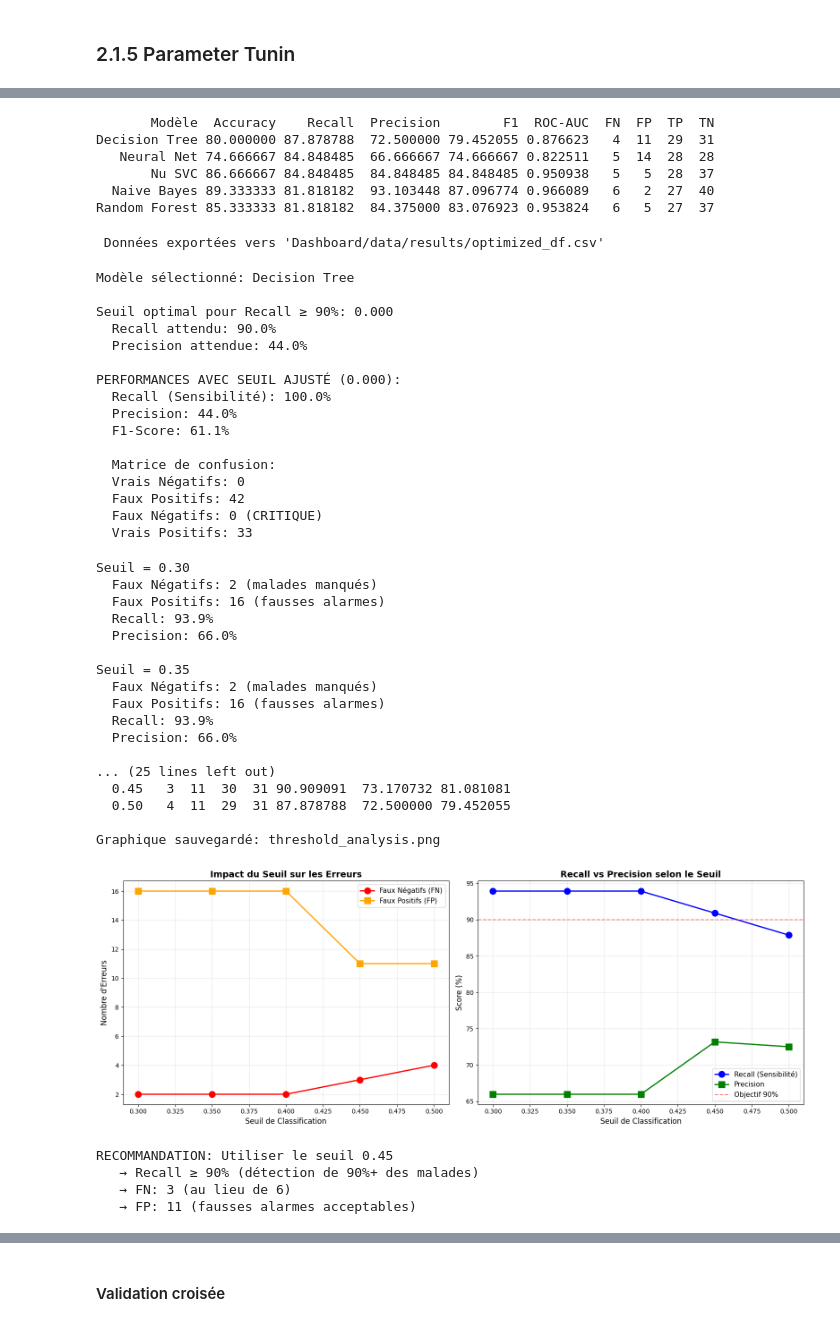
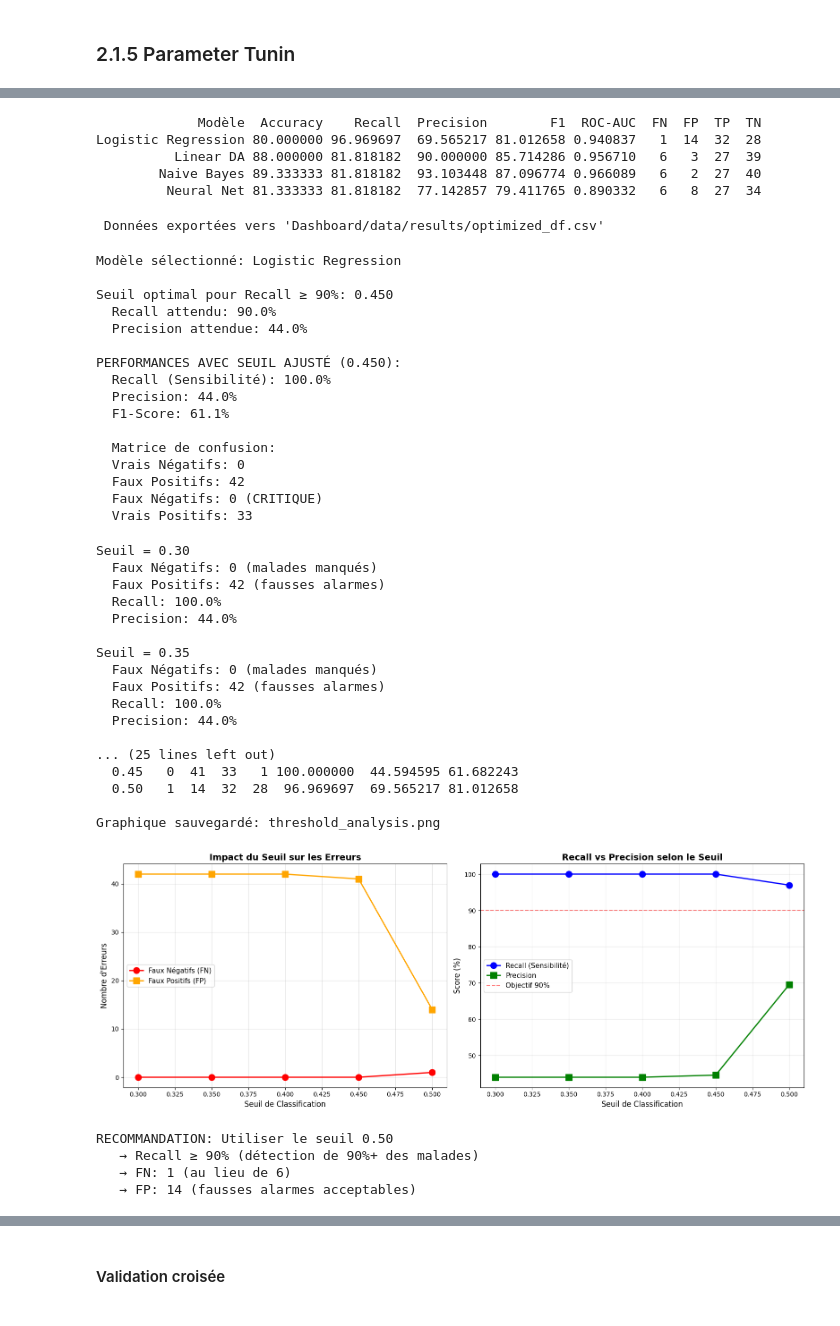
Before and after one commit to ManoDek02/Projet_ML_2026, a Jupyter notebook: Projet_ML_classification.ipynb, the cells around one changed output, grey strips where cells are left out. Drawn from its saved outputs; the diff is of its cells as text; code cells hidden in the pictures.

```diff
--- a/Projet_ML_classification.ipynb
+++ b/Projet_ML_classification.ipynb
@@ -1522,7 +1522,7 @@ model_configs = {
         'n_iter_random': 50
     },
     'AdaBoost': {
-        'estimator': AdaBoostClassifier(random_state=42, algorithm='SAMME'),
+        'estimator': AdaBoostClassifier(random_state=42),
         'random_params': {
             'n_estimators': [50, 100, 150, 200, 300],
             'learning_rate': [0.01, 0.05, 0.1, 0.5, 1.0, 1.5]
@@ -1598,14 +1598,14 @@ for i, model_name in enumerate(top_5_names, 1):
     # -------------------------------------------------------------------------
     # Phase 1: RandomizedSearchCV - Exploration large
     # -------------------------------------------------------------------------
-    print(f"\n  📊 Phase 1: RandomizedSearchCV (exploration large, {n_iter} itérations)...")
+    print(f"\n  Phase 1: RandomizedSearchCV (exploration large, {n_iter} itérations)...")
 
     random_search = RandomizedSearchCV(
         estimator=estimator,
         param_distributions=random_params,
         n_iter=n_iter,
         cv=cv,
-        scoring='f1',  # Optimisation selon F1-score
+        scoring='recall',  # Optimisation selon Reacll
         n_jobs=-1,
         random_state=42,
         verbose=0
@@ -1622,7 +1622,7 @@ for i, model_name in enumerate(top_5_names, 1):
     # -------------------------------------------------------------------------
     # Phase 2: GridSearchCV - Affinement autour des meilleurs paramètres
     # -------------------------------------------------------------------------
-    print(f"\n  🎯 Phase 2: GridSearchCV (affinement fin)...")
+    print(f"\n  Phase 2: GridSearchCV (affinement fin)...")
 
     # Génération de la grille fine
     fine_grid = {}
@@ -1671,7 +1671,7 @@ for i, model_name in enumerate(top_5_names, 1):
         estimator=estimator,
         param_grid=fine_grid,
         cv=cv,
-        scoring='f1',  # Optimisation selon F1-score
+        scoring='recall',  # Optimisation selon Recall
         n_jobs=-1,
         verbose=0
     )
@@ -1708,7 +1708,7 @@ for i, model_name in enumerate(top_5_names, 1):
     f1_val = f1_score(y_val, y_pred)
     accuracy_val = accuracy_score(y_val, y_pred)
 
-    print(f"\n  ✅ Résultats finaux ({method_used}):")
+    print(f"\n  Résultats finaux ({method_used}):")
     print(f"     → Paramètres optimaux: {best_params}")
     print(f"     → F1-score CV: {best_score:.4f}")
     print(f"     → Score validation - Accuracy: {accuracy_val:.3f}, Recall: {recall_val:.3f}, Precision: {precision_val:.3f}, F1: {f1_val:.3f}")
@@ -1766,12 +1784,11 @@ df_results = pd.DataFrame(results_optimized).sort_values('Recall', ascending=Fal
 
 print(df_results.to_string(index=False))
 # %% [output]
-       Modèle  Accuracy    Recall  Precision        F1  ROC-AUC  FN  FP  TP  TN
-Decision Tree 80.000000 87.878788  72.500000 79.452055 0.876623   4  11  29  31
-   Neural Net 74.666667 84.848485  66.666667 74.666667 0.822511   5  14  28  28
-       Nu SVC 86.666667 84.848485  84.848485 84.848485 0.950938   5   5  28  37
-  Naive Bayes 89.333333 81.818182  93.103448 87.096774 0.966089   6   2  27  40
-Random Forest 85.333333 81.818182  84.375000 83.076923 0.953824   6   5  27  37
+             Modèle  Accuracy    Recall  Precision        F1  ROC-AUC  FN  FP  TP  TN
+Logistic Regression 80.000000 96.969697  69.565217 81.012658 0.940837   1  14  32  28
+          Linear DA 88.000000 81.818182  90.000000 85.714286 0.956710   6   3  27  39
+        Naive Bayes 89.333333 81.818182  93.103448 87.096774 0.966089   6   2  27  40
+         Neural Net 81.333333 81.818182  77.142857 79.411765 0.890332   6   8  27  34
 # %%
 df_results.to_csv('./Dashboard/data/results/optimized_df.csv', index=False)
 print(" Données exportées vers 'Dashboard/data/results/optimized_df.csv'")
@@ -1826,13 +1843,13 @@ if len(idx_90) > 0:
 else:
     print("\nImpossible d'atteindre 90% de recall avec ce modèle")
 # %% [output]
-Modèle sélectionné: Decision Tree
+Modèle sélectionné: Logistic Regression
 
-Seuil optimal pour Recall ≥ 90%: 0.000
+Seuil optimal pour Recall ≥ 90%: 0.450
   Recall attendu: 90.0%
   Precision attendue: 44.0%
 
-PERFORMANCES AVEC SEUIL AJUSTÉ (0.000):
+PERFORMANCES AVEC SEUIL AJUSTÉ (0.450):
   Recall (Sensibilité): 100.0%
   Precision: 44.0%
   F1-Score: 61.1%
@@ -1851,7 +1868,7 @@ PERFORMANCES AVEC SEUIL AJUSTÉ (0.000):
 y_proba = best_model.predict_proba(X_val_scaled)[:, 1]
 
 # Tester différents seuils
-seuils_a_tester = [0.30, 0.35, 0.40, 0.45, 0.50]
+seuils_a_tester = [0.40, 0.45, 0.50, 0.55, 0.60, 0.65, 0.70, 0.75, 0.80]
 
 resultats_seuils = []
 
@@ -1916,48 +1933,48 @@ axes[1].axhline(y=90, color='red', linestyle='--', alpha=0.5, label='Objectif 90
 axes[1].set_xlabel('Seuil de Classification', fontsize=12)
 axes[1].set_ylabel('Score (%)', fontsize=12)
 axes[1].set_title('Recall vs Precision selon le Seuil', fontsize=14, fontweight='bold')
 axes[1].legend(fontsize=11)
 axes[1].grid(alpha=0.3)
 
 plt.tight_layout()
 plt.savefig('threshold_analysis.png', dpi=300, bbox_inches='tight')
 print("\nGraphique sauvegardé: threshold_analysis.png")
 plt.show()
 
 # Recommandation
 seuil_optimal = df_seuils.loc[df_seuils['Recall'] >= 90, 'Seuil'].max()
 if pd.notna(seuil_optimal):
     print(f"\nRECOMMANDATION: Utiliser le seuil {seuil_optimal:.2f}")
     print(f"   → Recall ≥ 90% (détection de 90%+ des malades)")
     idx_opt = df_seuils[df_seuils['Seuil'] == seuil_optimal].index[0]
     print(f"   → FN: {df_seuils.loc[idx_opt, 'FN']:.0f} (au lieu de 6)")
     print(f"   → FP: {df_seuils.loc[idx_opt, 'FP']:.0f} (fausses alarmes acceptables)")
 else:
     print("\nImpossible d'atteindre 90% de recall même avec seuil bas")
     print("   → Considérer un modèle plus sensible ou feature engineering")
 # %% [output]
 Seuil = 0.30
-  Faux Négatifs: 2 (malades manqués)
-  Faux Positifs: 16 (fausses alarmes)
-  Recall: 93.9%
-  Precision: 66.0%
+  Faux Négatifs: 0 (malades manqués)
+  Faux Positifs: 42 (fausses alarmes)
+  Recall: 100.0%
+  Precision: 44.0%
 
 Seuil = 0.35
-  Faux Négatifs: 2 (malades manqués)
-  Faux Positifs: 16 (fausses alarmes)
-  Recall: 93.9%
-  Precision: 66.0%
+  Faux Négatifs: 0 (malades manqués)
+  Faux Positifs: 42 (fausses alarmes)
+  Recall: 100.0%
+  Precision: 44.0%
 
 ... (25 lines left out)
-  0.45   3  11  30  31 90.909091  73.170732 81.081081
-  0.50   4  11  29  31 87.878788  72.500000 79.452055
+  0.45   0  41  33   1 100.000000  44.594595 61.682243
+  0.50   1  14  32  28  96.969697  69.565217 81.012658
 
 Graphique sauvegardé: threshold_analysis.png
-[figure, old version]
+[figure, new version]
-RECOMMANDATION: Utiliser le seuil 0.45
+RECOMMANDATION: Utiliser le seuil 0.50
    → Recall ≥ 90% (détection de 90%+ des malades)
-   → FN: 3 (au lieu de 6)
-   → FP: 11 (fausses alarmes acceptables)
+   → FN: 1 (au lieu de 6)
+   → FP: 14 (fausses alarmes acceptables)
 # %%
 
 # Sélectionner les 3 meilleurs modèles
```
Also changed, not shown: parts of 8 cells of this notebook, 20 other files.
